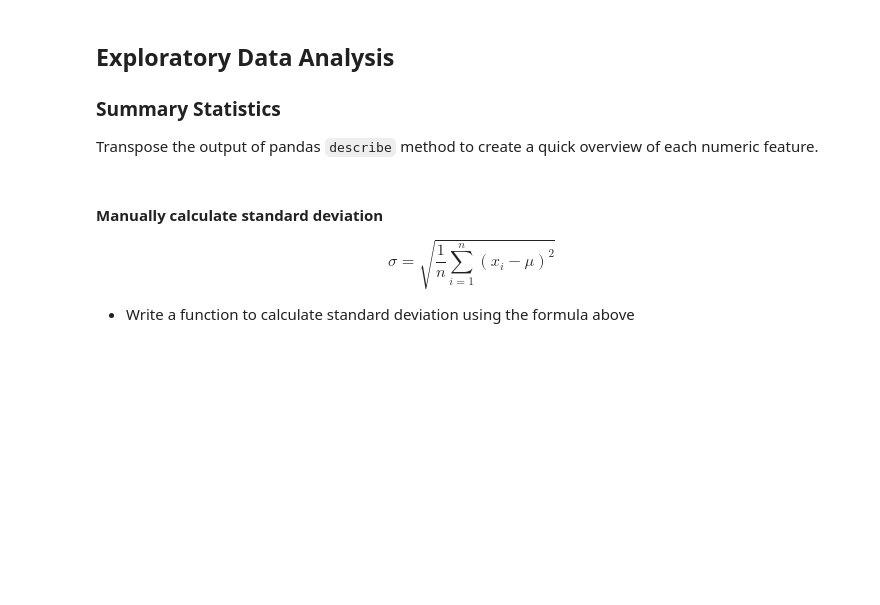
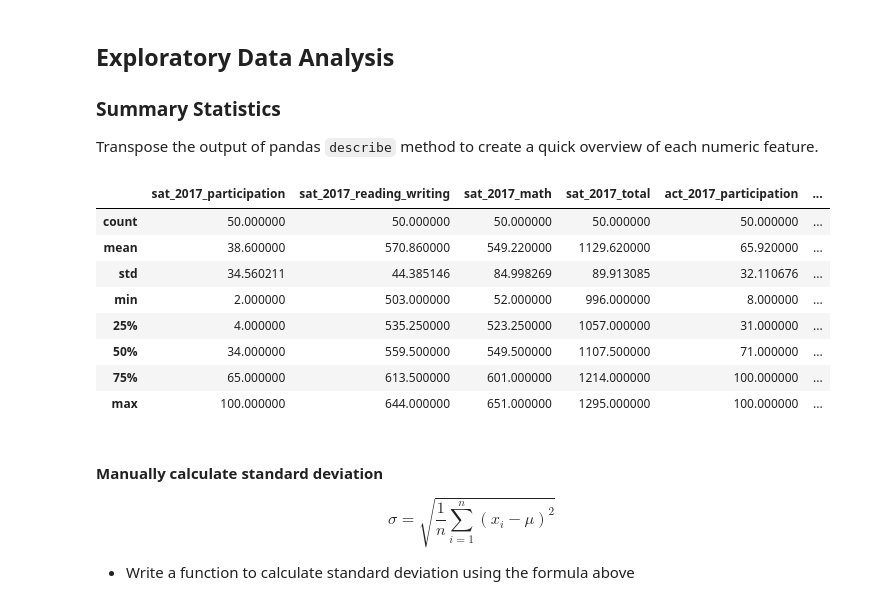
Before and after one commit to patruq/act-sat-performance, a Jupyter notebook: code/starter-code.ipynb, the cells around one changed output. Saved outputs shown, nothing was run; the diff lists cells and outputs as text; code cells hidden in the pictures; blank space fills up the shorter version.

```diff
--- a/code/starter-code.ipynb
+++ b/code/starter-code.ipynb
@@ -424,0 +507,16 @@ act_2018 = pd.read_csv("../data/act_2018.csv")
+# %%
+# Fix the wrong dtypes
+sat_2018["Participation"] = sat_2018["Participation"].apply(format_participation)
+act_2018["Participation"] = act_2018["Participation"].apply(format_participation)
+# %%
+# Rename cols
+sat_2018.rename(columns={"State": "state",
+                         "Participation": "sat_2018_participation",
+                         "Evidence-Based Reading and Writing": "sat_2018_reading_writing",
+                         "Math": "sat_2018_math",
+                         "Total": "sat_2018_total"},
+                         inplace=True)
+act_2018.rename(columns={"State": "state",
+                         "Participation": "act_2018_participation",
+                         "Composite": "act_2018_composite"},
+                         inplace=True)
@@ -424,0 +538,4 @@ act_2018 = pd.read_csv("../data/act_2018.csv")
+# %%
+# Merge DFs
+combined_2018_df = sat_2018.merge(act_2018, on="state")
+combined_2018_df.head(1)
@@ -429,6 +552,8 @@ Joining on state names should work, assuming you formatted all your state names
 Save the contents of this merged dataframe as `final.csv`.
 
 **Use this combined dataframe for the remainder of the project**.
+# %%
+final = combined_2017_df.merge(combined_2018_df, on="state")
 # %% [markdown]
 ## Exploratory Data Analysis
 
@@ -437,6 +562,18 @@ Save the contents of this merged dataframe as `final.csv`.
 Transpose the output of pandas `describe` method to create a quick overview of each numeric feature.
 # %%
 #Code:
+final.describe()
+# final.dtypes
+# %% [output]
+|  | sat_2017_participation | sat_2017_reading_writing | sat_2017_math | sat_2017_total | act_2017_participation | ... |
+| count | 50.000000 | 50.000000 | 50.000000 | 50.000000 | 50.000000 | ... |
+| mean | 38.600000 | 570.860000 | 549.220000 | 1129.620000 | 65.920000 | ... |
+| std | 34.560211 | 44.385146 | 84.998269 | 89.913085 | 32.110676 | ... |
+| min | 2.000000 | 503.000000 | 52.000000 | 996.000000 | 8.000000 | ... |
+| 25% | 4.000000 | 535.250000 | 523.250000 | 1057.000000 | 31.000000 | ... |
+| 50% | 34.000000 | 559.500000 | 549.500000 | 1107.500000 | 71.000000 | ... |
+| 75% | 65.000000 | 613.500000 | 601.000000 | 1214.000000 | 100.000000 | ... |
+| max | 100.000000 | 644.000000 | 651.000000 | 1295.000000 | 100.000000 | ... |
 # %% [markdown]
 #### Manually calculate standard deviation
 
```
Also changed, not shown: parts of 26 cells of this notebook, 2 other files.
